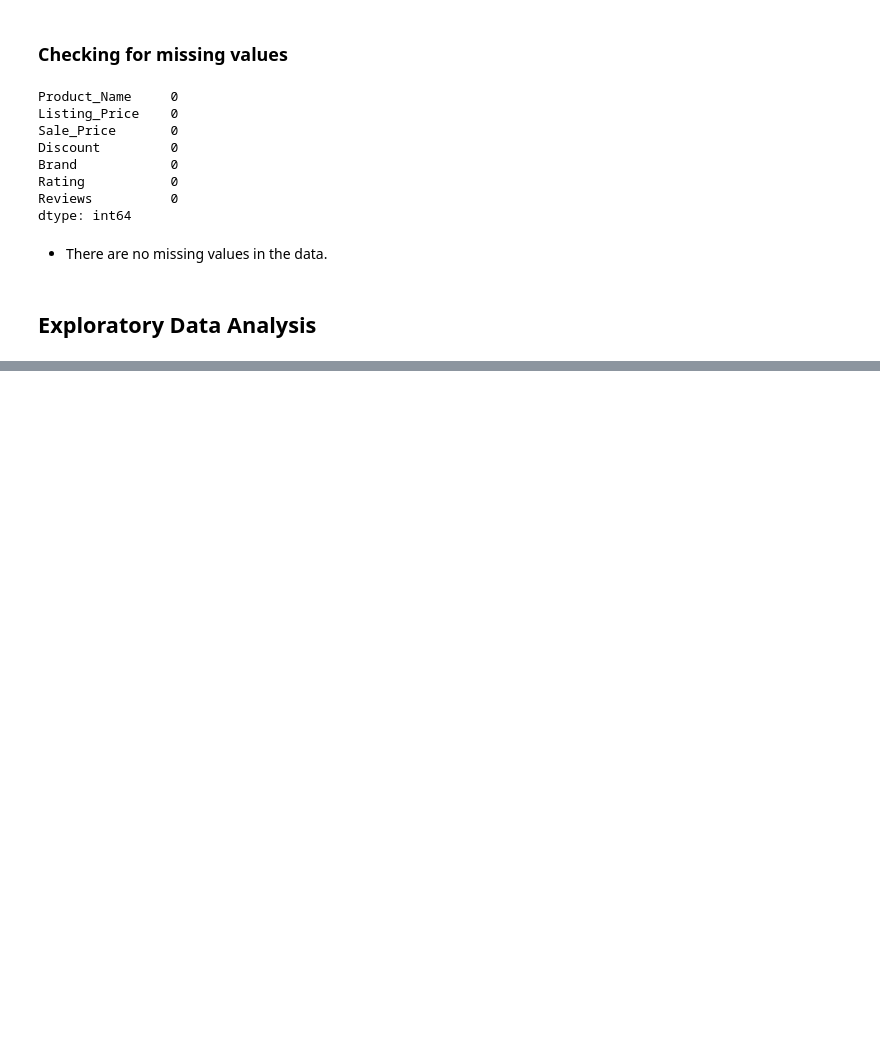
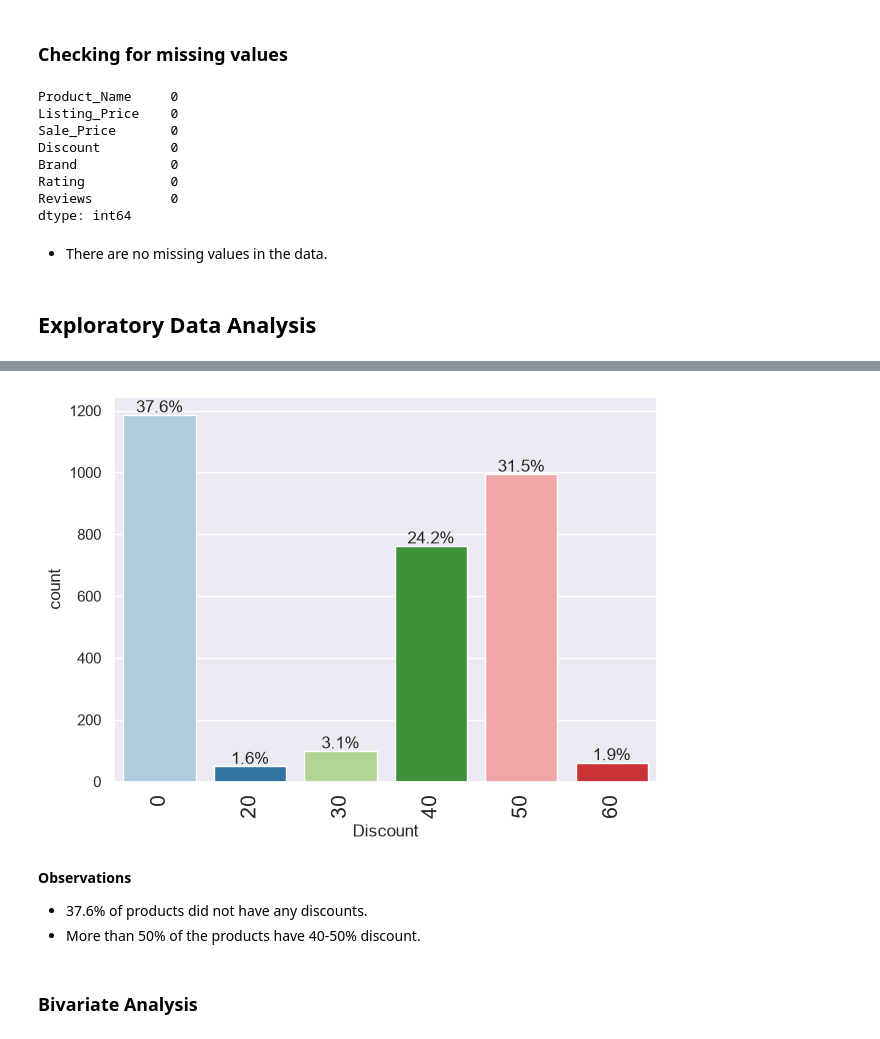
Before and after one commit to dennisumoh325/Product_Segmentation_clustering, a Jupyter notebook: product_seg_NB.ipynb, the cells around one changed output, grey strips where cells are left out. Drawn from its saved outputs; the diff is of its cells as text; code cells hidden in the pictures; blank space fills up the shorter version.

```diff
--- a/product_seg_NB.ipynb
+++ b/product_seg_NB.ipynb
@@ -188,0 +295,12 @@ dtype: int64
+# %%
+# let's explore discounts further
+labeled_barplot(df, "Discount", perc=True)
+# %% [output]
+[figure, added]
+# %% [markdown]
+**Observations**
+
+- 37.6% of products did not have any discounts.
+- More than 50% of the products have 40-50% discount.
+# %% [markdown]
+### Bivariate Analysis
```
Also changed, not shown: parts of 5 cells of this notebook.
